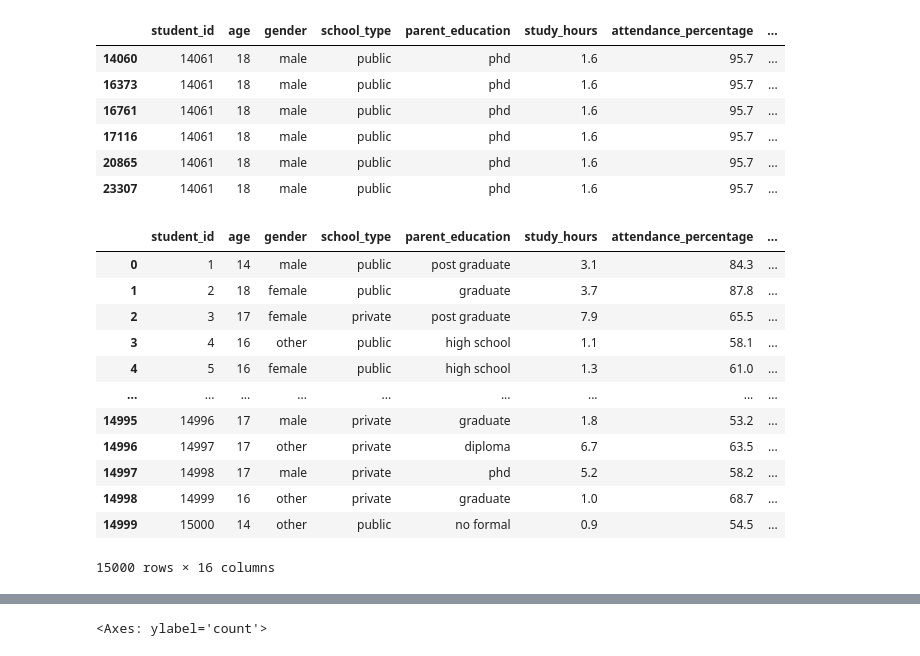
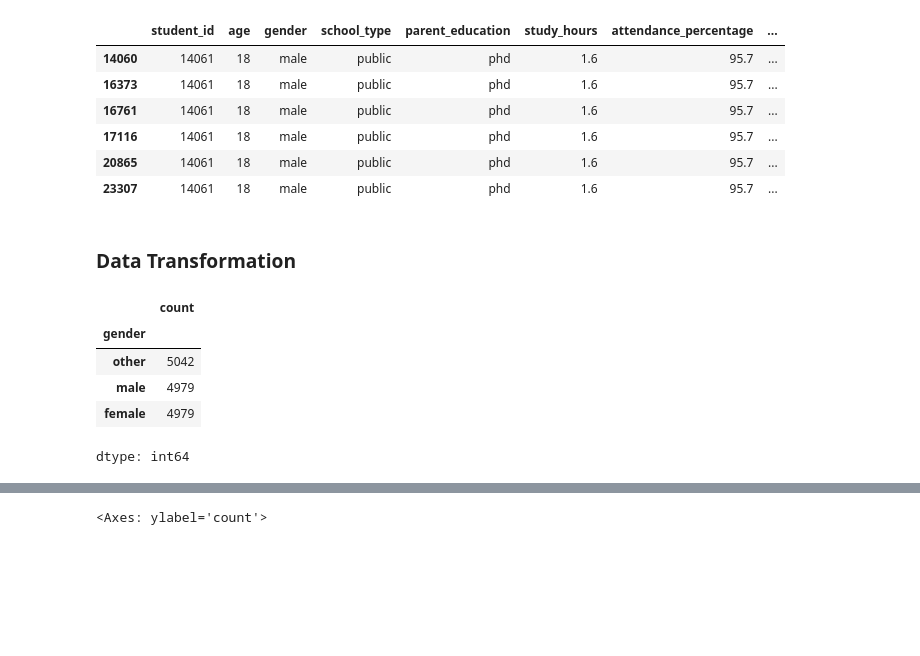
Before and after one commit to Aryanth003/assesment, a Jupyter notebook: Student.ipynb, the cells around one changed output, grey strips where cells are left out. Saved outputs shown, nothing was run; the diff lists cells and outputs as text; code cells hidden in the pictures; blank space fills up the shorter version.

Commit message:
Student Data

```diff
--- a/Student.ipynb
+++ b/Student.ipynb
@@ -73,19 +113,28 @@ df[df['student_id']==14061]
 | 23307 | 14061 | 18 | male | public | phd | 1.6 | 95.7 | ... |
 # %%
 df.drop_duplicates(inplace=True)
+# %% [markdown]
+### Data Transformation
+# %%
+grade_map={
+    'a': 1,
+    'b':2,
+    'c':3,
+    'd':4,
+    'e':5,
+    'f':6
+}
+df['final_grade']=df['final_grade'].map(grade_map)
+# %%
+df['extra_activities']=df['extra_activities'].map({'yes':1,'no':0})
+# %%
+df['internet_access']=df['internet_access'].map({'yes':1,'no':0})
 # %%
-df
+df['gender'].value_counts()
 # %% [output]
-|  | student_id | age | gender | school_type | parent_education | study_hours | attendance_percentage | ... |
-| 0 | 1 | 14 | male | public | post graduate | 3.1 | 84.3 | ... |
-| 1 | 2 | 18 | female | public | graduate | 3.7 | 87.8 | ... |
-| 2 | 3 | 17 | female | private | post graduate | 7.9 | 65.5 | ... |
-| 3 | 4 | 16 | other | public | high school | 1.1 | 58.1 | ... |
-| 4 | 5 | 16 | female | public | high school | 1.3 | 61.0 | ... |
-| ... | ... | ... | ... | ... | ... | ... | ... | ... |
-| 14995 | 14996 | 17 | male | private | graduate | 1.8 | 53.2 | ... |
-| 14996 | 14997 | 17 | other | private | diploma | 6.7 | 63.5 | ... |
-| 14997 | 14998 | 17 | male | private | phd | 5.2 | 58.2 | ... |
-| 14998 | 14999 | 16 | other | private | graduate | 1.0 | 68.7 | ... |
-| 14999 | 15000 | 14 | other | public | no formal | 0.9 | 54.5 | ... |
+|  | count |
+| gender |  |
+| other | 5042 |
+| male | 4979 |
+| female | 4979 |
-15000 rows × 16 columns
+dtype: int64
```
Also changed, not shown: parts of 14 cells of this notebook.
